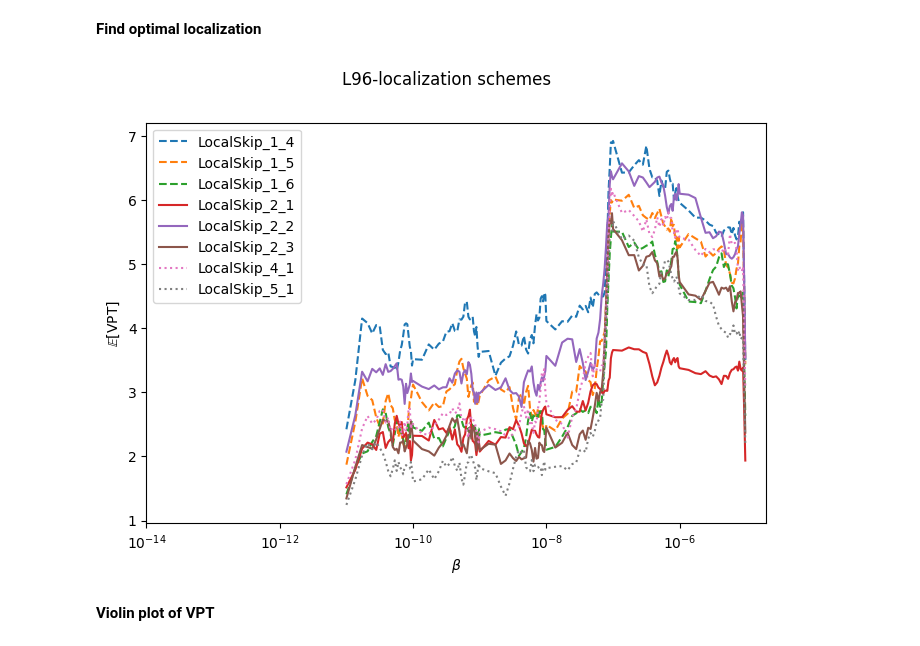
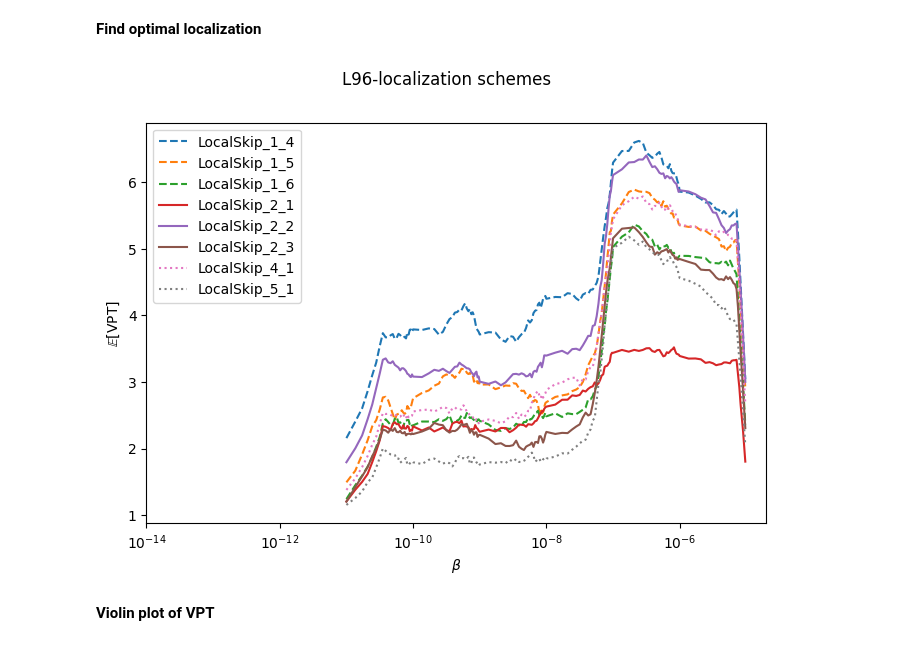
Before and after one commit to pinakm9/DeepRFM, a Jupyter notebook: notebooks/L96.ipynb, the cells around one changed output. Saved outputs shown, nothing was run; the diff lists cells and outputs as text; code cells hidden in the pictures.

```diff
--- a/notebooks/L96.ipynb
+++ b/notebooks/L96.ipynb
@@ -33,35 +33,35 @@ Uo = np.load('../data/L96/train.npy')
 config = 'config_local'
 architectures = ['LocalSkip']#, 'LocalDeepSkip']
 GI = [[1, 4], [1, 5], [1, 6], [2, 1], [2, 2], [2, 3], [4, 1], [5, 1]]
 localizations = [GI, GI]
 D_rB = [[4096, 1]] * len(GI)
 structures = [D_rB, D_rB]
 markers = ['x', 'v']
 fig = plt.figure(figsize=(8, 5.2))
 ax = fig.add_subplot(111)
-smoothing_window = 5
+smoothing_window = 15
 for i, architecture in enumerate(architectures):
     for j, localization in enumerate(localizations[i]):
         G, I = localization
         D_r, B = structures[i][j]
         if G==1:
             linestyle = 'dashed'
         elif G==2:
             linestyle = 'solid'
         elif G==4:
             linestyle = 'dotted'
         data = pd.read_csv(f'{folder}/{config}/{architecture}_{G}_{I}/beta/beta_D_r-{D_r}_B-{B}.csv')
         x, y = data['beta'], data['tau_f_nmse_mean']
         y = ut.smooth(y, smoothing_window)
         ax.semilogx(x, y, label=f'{architecture}_{G}_{I}', linestyle=linestyle)#, s=20, marker=markers[i])
 ax.legend()
 ax.set_xlabel(r'$\beta$')
 ax.set_ylabel(r'$\mathbb{E}[{\rm VPT}]$')
 ax.set_xlim((1e-14, 2e-5))
 fig.suptitle('L96-localization schemes')
 plt.savefig(f'../data/plots/L96-localization-schemes.png', bbox_inches='tight', dpi=300)
 # %% [output]
-[figure, old version]
+[figure, new version]
 # %% [markdown]
 **Violin plot of VPT**
 # %%
```
Also changed, not shown: 2 other files.
